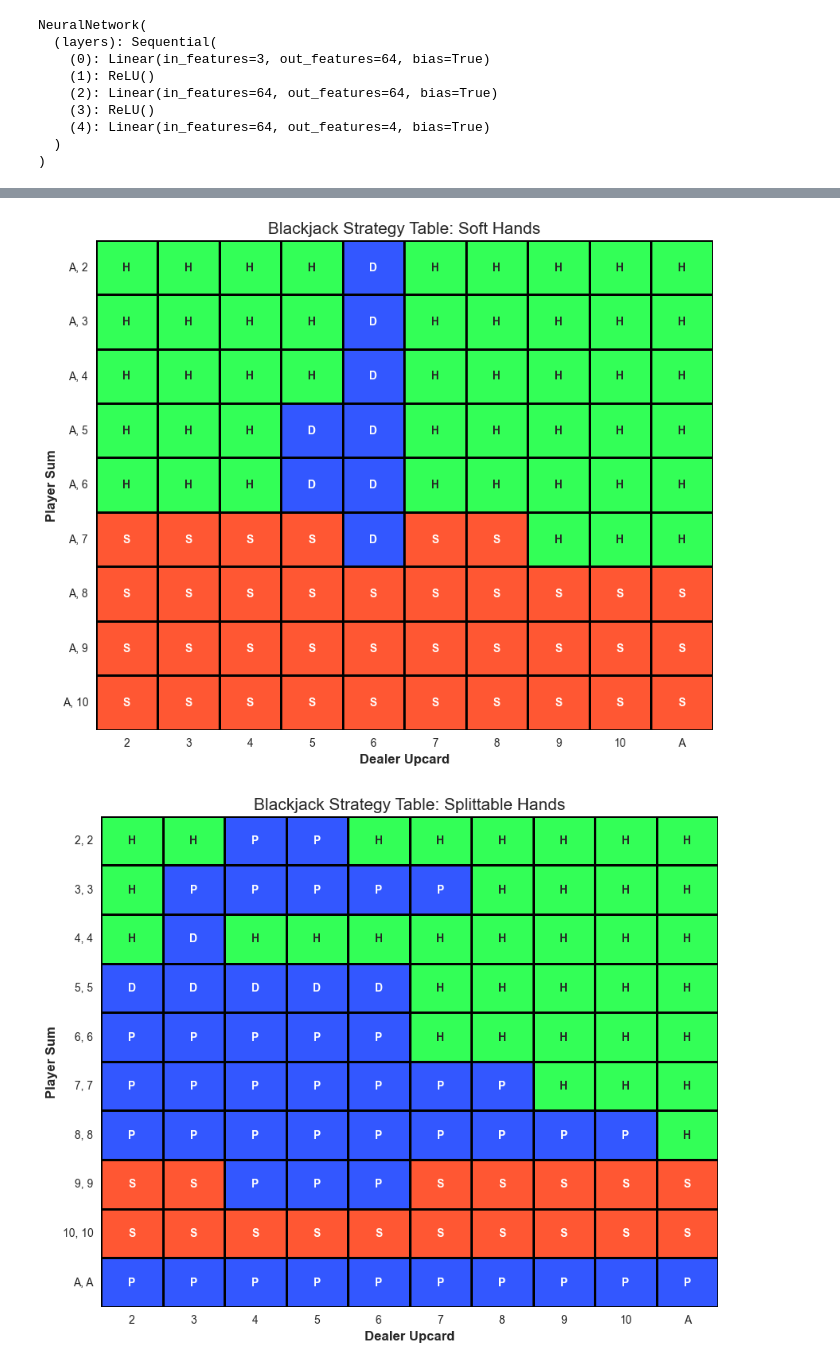
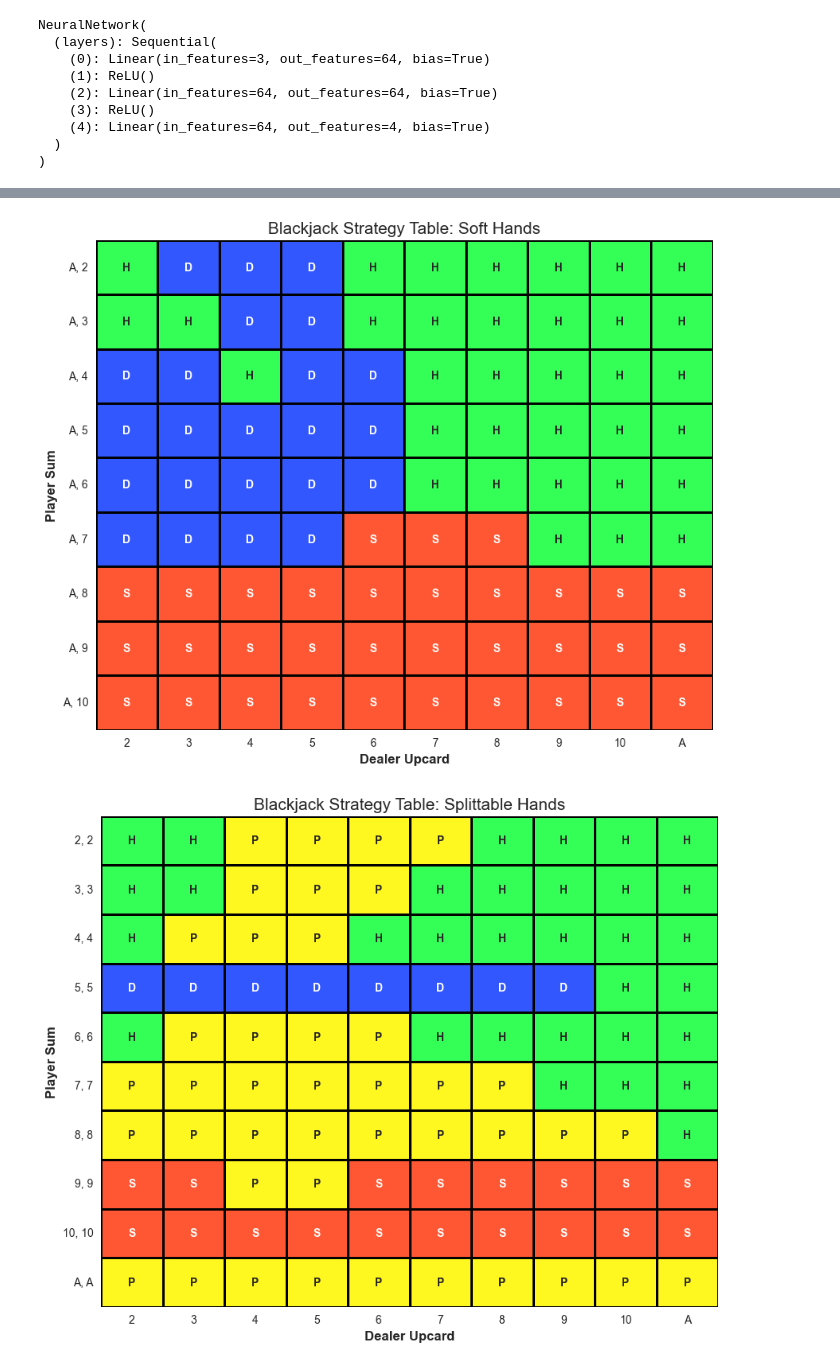
Before and after one commit to Niki110607/blackjack_rl, a Jupyter notebook: training/blackjack_RL.ipynb, the cells around one changed output, grey strips where cells are left out. Cells and saved outputs as stored; diff of their text form; code cells hidden in the pictures.

```diff
--- a/training/blackjack_RL.ipynb
+++ b/training/blackjack_RL.ipynb
@@ -117,7 +117,7 @@ def training(target_model):
 import copy
 net_rewards = []
 optimizer = torch.optim.Adam(model.parameters(), lr=0.0005)
-epochs = 1000000
+epochs = 3000000
 batch_size = 128
 gamma = 1.0
 epsilon = 1.0
@@ -188,6 +188,6 @@ epoch: 990000 | reward net: 0.0065
 # %%
 state = env.next_hand()
-state = (11, 7, 0)
+state = (11, 9, 0)
 print(state)
 state = torch.tensor(state, device=device).float().unsqueeze(0)
 output = model(state)
@@ -421,25 +421,25 @@ plt.title("Blackjack Strategy Table: Soft Hands", fontsize=15)
 plt.yticks(rotation=0)
 plt.show()
 # %% [output]
-[figure, old version]
+[figure, new version]
 # %%
 plt.figure(figsize=(10, 8))
-split_map = sns.heatmap(splittable_hands, annot=True, fmt="", cmap=colors3, cbar=False, linewidths=1, linecolor="black")
+split_map = sns.heatmap(splittable_hands, annot=True, fmt="", cmap=colors4, cbar=False, linewidths=1, linecolor="black")
 for text in split_map.texts:
     value = int(float(text.get_text()))
     text.set_text(action_dic[value])
     text.set_weight("bold")
 
 player_labels = [str(i)+", "+str(i) for i in range(2, 11)] + ["A, A"]
 dealer_labels = [str(i) for i in range(2, 11)] + ["A"]
 
 split_map.set_xticklabels(dealer_labels)
 split_map.set_yticklabels(player_labels)
 
 plt.xlabel("Dealer Upcard", fontsize=12, fontweight="bold")
 plt.ylabel("Player Sum", fontsize=12, fontweight="bold")
 plt.title("Blackjack Strategy Table: Splittable Hands", fontsize=15)
 plt.yticks(rotation=0)
 plt.show()
 # %% [output]
-[figure, old version]
+[figure, new version]
```
Also changed, not shown: parts of 8 cells of this notebook, 7 other files.
